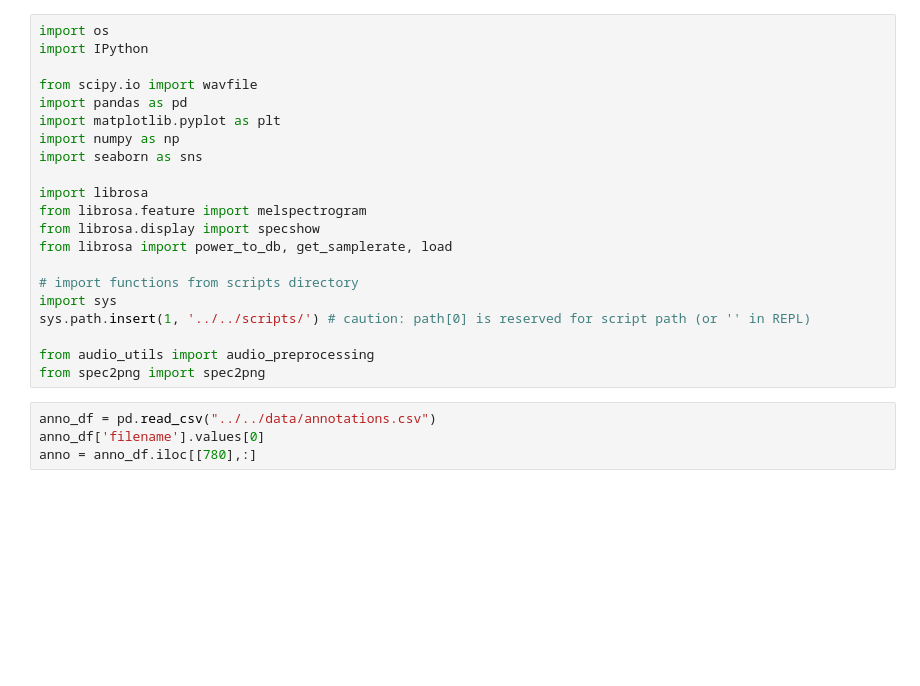
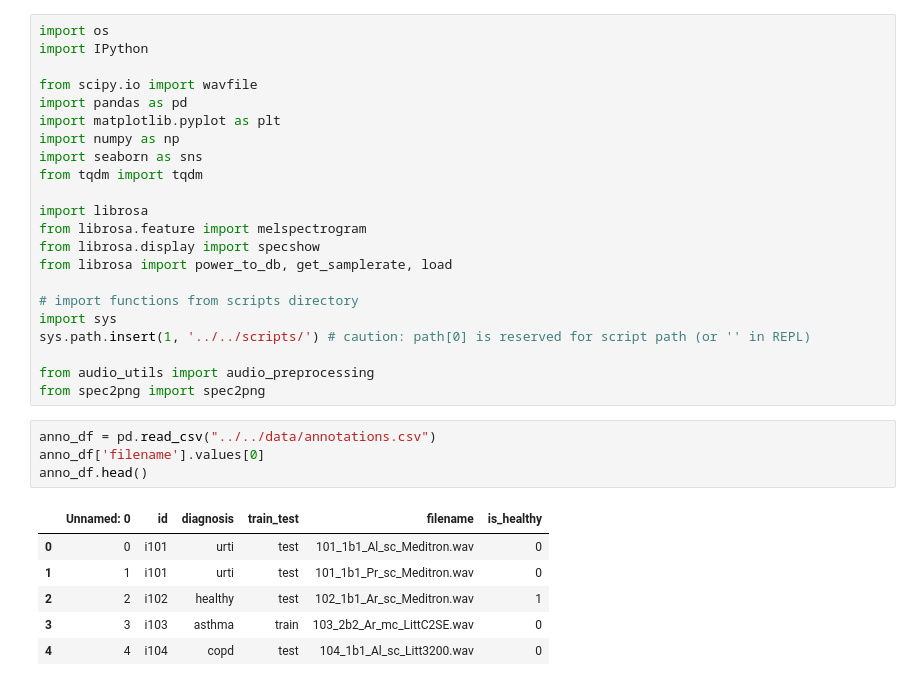
Before and after one commit to loukra/Respiratory_Disease_Classification, a Jupyter notebook: JNotebooks/Preprocessing/spec2png.ipynb, the cells around one changed output. Cells and saved outputs as stored; diff of their text form; blank space fills up the shorter version.

```diff
--- a/JNotebooks/Preprocessing/spec2png.ipynb
+++ b/JNotebooks/Preprocessing/spec2png.ipynb
@@ -7,6 +7,7 @@ import pandas as pd
 import matplotlib.pyplot as plt
 import numpy as np
 import seaborn as sns
+from tqdm import tqdm
 
 import librosa
 from librosa.feature import melspectrogram
@@ -22,4 +23,11 @@ from spec2png import spec2png
 # %%
 anno_df = pd.read_csv("../../data/annotations.csv")
 anno_df['filename'].values[0]
-anno = anno_df.iloc[[780],:]
+anno_df.head()
+# %% [output]
+|  | Unnamed: 0 | id | diagnosis | train_test | filename | is_healthy |
+| 0 | 0 | i101 | urti | test | 101_1b1_Al_sc_Meditron.wav | 0 |
+| 1 | 1 | i101 | urti | test | 101_1b1_Pr_sc_Meditron.wav | 0 |
+| 2 | 2 | i102 | healthy | test | 102_1b1_Ar_sc_Meditron.wav | 1 |
+| 3 | 3 | i103 | asthma | train | 103_2b2_Ar_mc_LittC2SE.wav | 0 |
+| 4 | 4 | i104 | copd | test | 104_1b1_Al_sc_Litt3200.wav | 0 |
```
Also changed, not shown: parts of 2 cells of this notebook.
